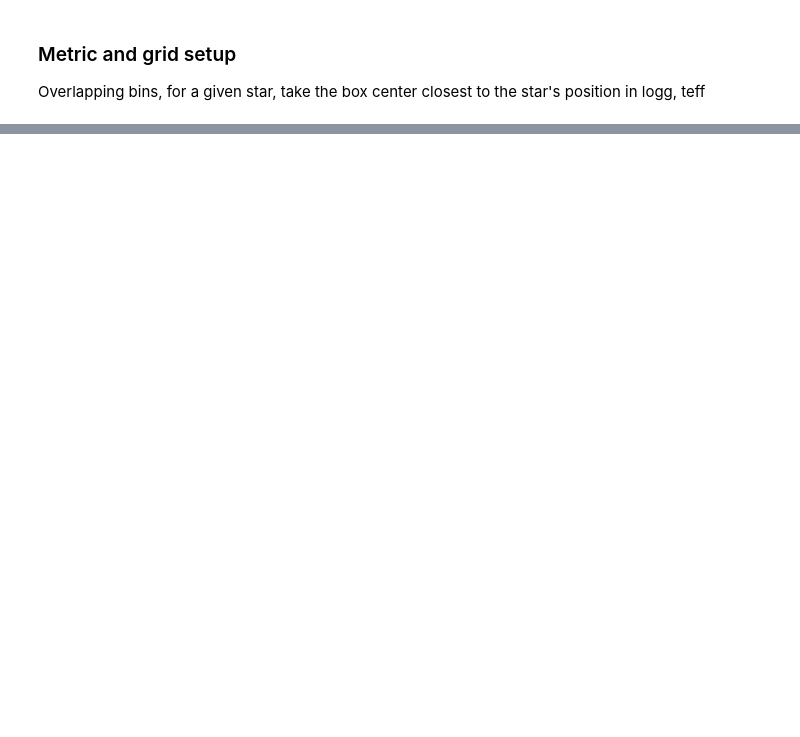
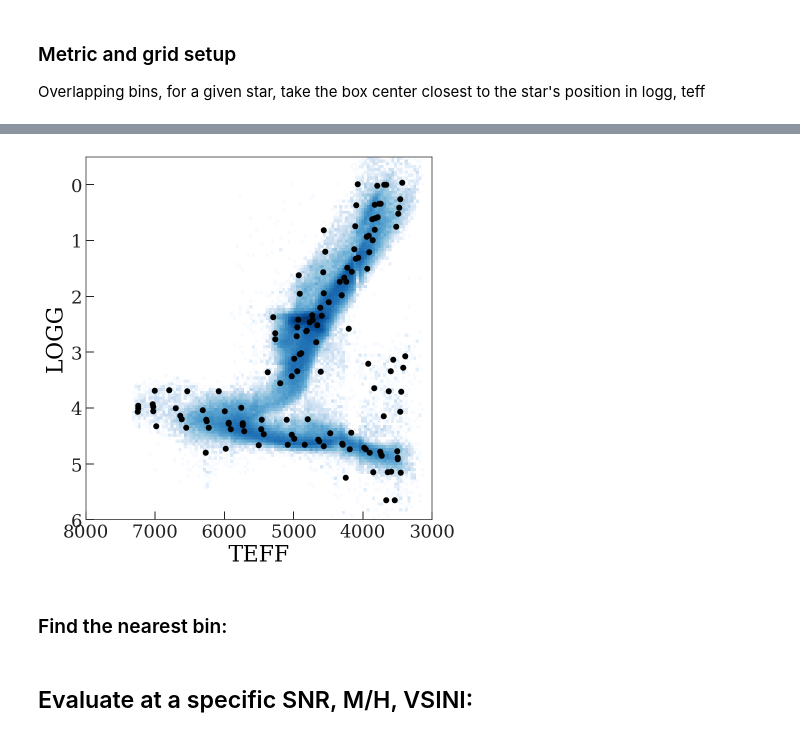
Before and after one commit to APOGEE-DR17-Binaries/VAC-pipeline, a Jupyter notebook: notebooks/Visit-error-calibrate.ipynb, the cells around one changed output, grey strips where cells are left out. Saved outputs shown, nothing was run; the diff lists cells and outputs as text; code cells hidden in the pictures; blank space fills up the shorter version.

```diff
--- a/notebooks/Visit-error-calibrate.ipynb
+++ b/notebooks/Visit-error-calibrate.ipynb
@@ -80,0 +210,4 @@ $$
+# %%
+from astropy.constants import c as speedoflight
+R = 22500
+vsini_floor = (speedoflight / R).to_value(u.km/u.s)
@@ -542,0 +311,7 @@ for snr in [10, 40, 100, 500]:
+# %%
+pickle_file = pathlib.Path('../cache/logg_teff_grid_MAPs-vsini.pkl')
+pickle_file.parent.mkdir(exist_ok=True)
+
+# pickle_file = pathlib.Path('../cache/test.pkl')
+# pickle_file.parent.mkdir(exist_ok=True)
+# pickle_file.unlink(missing_ok=True)
@@ -542,0 +394,23 @@ for snr in [10, 40, 100, 500]:
+# %%
+fig, ax = plt.subplots(1, 1, figsize=(6, 6))
+
+ax.hist2d(allstar['TEFF'], allstar['LOGG'],
+          bins=plot_teff_logg_bins,
+          norm=mpl.colors.LogNorm(),
+          cmap='Blues');
+
+ax.scatter(bin_means[:, 0],
+           bin_means[:, 1],
+           zorder=100)
+
+ax.set_xlim(plot_teff_logg_bins[0].max(), plot_teff_logg_bins[0].min())
+ax.set_ylim(plot_teff_logg_bins[1].max(), plot_teff_logg_bins[1].min())
+ax.set_xlabel('TEFF')
+ax.set_ylabel('LOGG')
+
+fig.tight_layout()
+fig.set_facecolor('w')
+# %% [output]
+[figure, added]
+# %% [markdown]
+### Find the nearest bin:
@@ -542,0 +423,2 @@ for snr in [10, 40, 100, 500]:
+# %% [markdown]
+## Evaluate at a specific SNR, M/H, VSINI:
```
Also changed, not shown: parts of 71 cells of this notebook.
